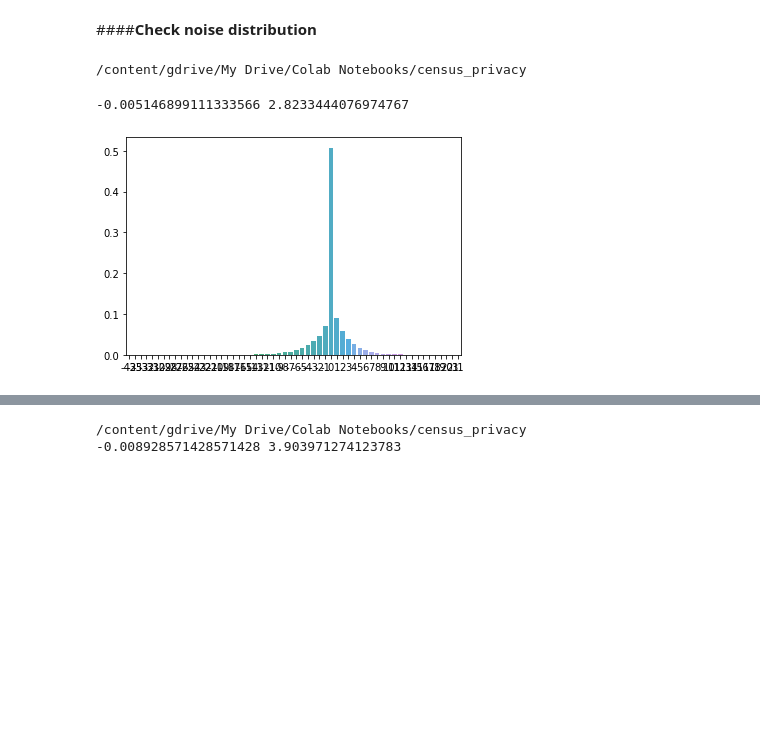
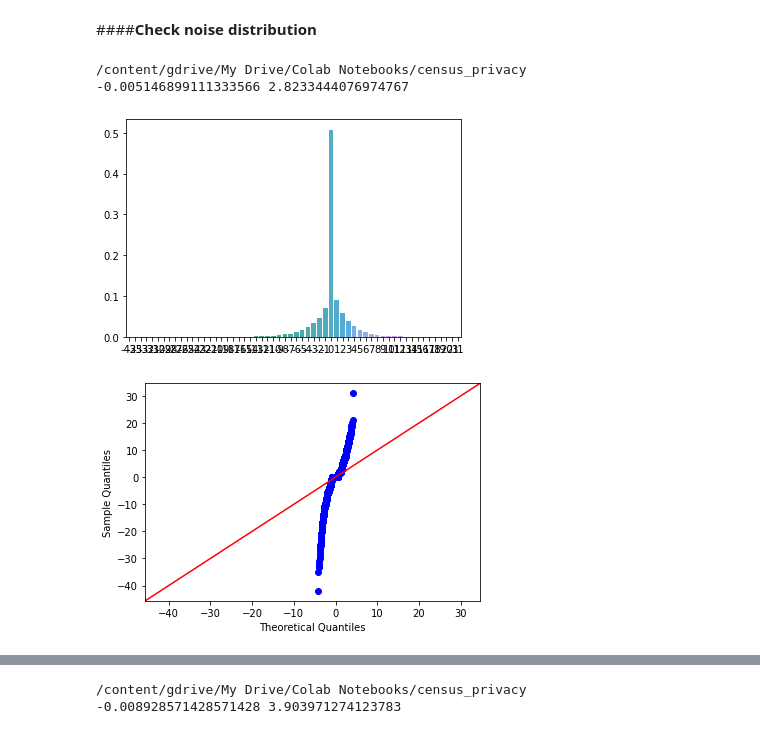
Before and after one commit to linyuehzzz/tda-eval, a Jupyter notebook: cell_uniques.ipynb, the cells around one changed output, grey strips where cells are left out. Drawn from its saved outputs; the diff is of its cells as text; code cells hidden in the pictures; blank space fills up the shorter version.

```diff
--- a/cell_uniques.ipynb
+++ b/cell_uniques.ipynb
@@ -1461,32 +1461,38 @@ plt.show()
 # %%
 %cd "/content/gdrive/My Drive/Colab Notebooks/census_privacy"
 import pandas as pd
 import seaborn as sns
 import numpy as np
 from scipy.stats import norm
+import statsmodels.api as sm
+import pylab as py
 
 filename_nhgis_block = 'franklin/nhgis/franklin_nhgis_block.csv'
 nhgis_block = pd.read_csv(filename_nhgis_block)
 
 hist1_nhgis = nhgis_block[['H72003_sf', 'H72004_sf', 'H72005_sf', 'H72006_sf', 'H72007_sf', 'H72008_sf', 'H72009_sf']]
 hist1_nhgis = hist1_nhgis.rename(columns={'H72003_sf': '1', 'H72004_sf': '2', 'H72005_sf': '3', 'H72006_sf': '4', 'H72007_sf': '5', 'H72008_sf': '6',
                                           'H72009_sf': '7'})
 hist2_nhgis = nhgis_block[['H72003_dp', 'H72004_dp', 'H72005_dp', 'H72006_dp', 'H72007_dp', 'H72008_dp', 'H72009_dp']]
 hist2_nhgis = hist2_nhgis.rename(columns={'H72003_dp': '1', 'H72004_dp': '2', 'H72005_dp': '3', 'H72006_dp': '4', 'H72007_dp': '5', 'H72008_dp': '6',
                                           'H72009_dp': '7'})
 
 noise = hist2_nhgis - hist1_nhgis
 
 probabilities = noise.stack().value_counts(normalize=True)
 sns.barplot(probabilities.index, probabilities.values)
 
 data = noise.values.ravel()
 mu, std = norm.fit(data)
 print(mu, std)
+
+sm.qqplot(data, line ='45')
+py.show()
 # %% [output]
 /content/gdrive/My Drive/Colab Notebooks/census_privacy
+-0.005146899111333566 2.8233444076974767
--0.005146899111333566 2.8233444076974767
 [figure]
+[figure, added]
 # %%
 %cd "/content/gdrive/My Drive/Colab Notebooks/census_privacy"
 import pandas as pd
```
Also changed, not shown: parts of 2 cells of this notebook.
